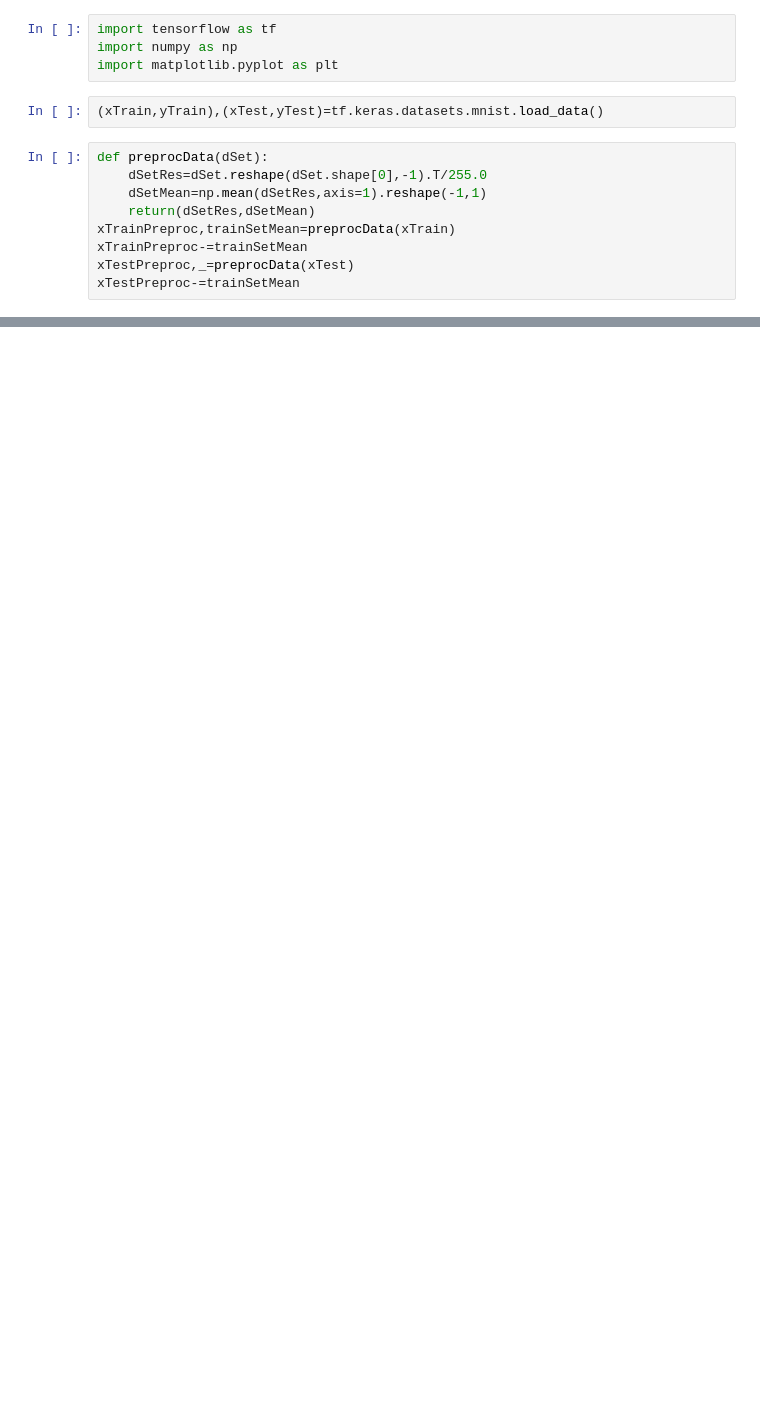
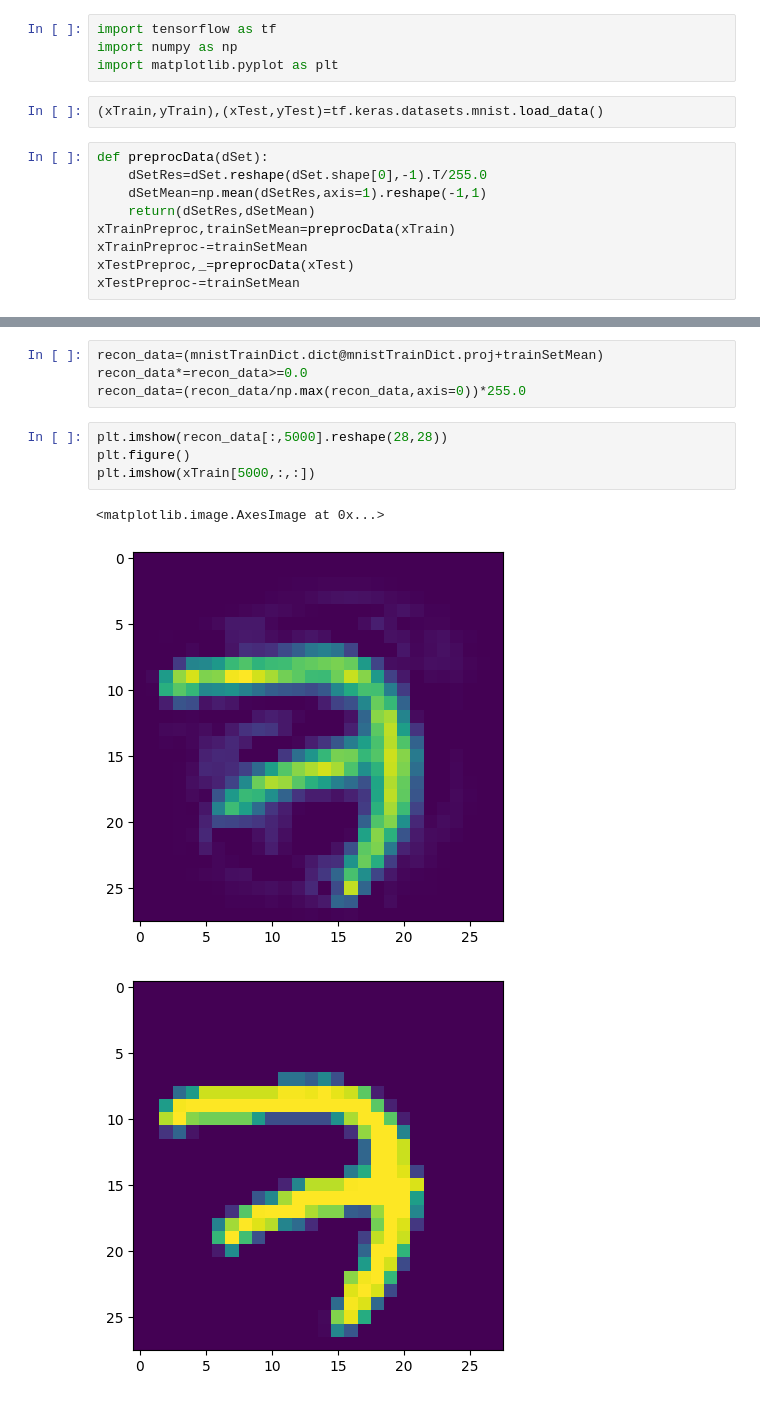
Before and after one commit to Sushanthgs/SparseDomainGenMod, a Jupyter notebook: OrthTransformCode.ipynb, the cells around one changed output, grey strips where cells are left out. Drawn from its saved outputs; the diff is of its cells as text; blank space fills up the shorter version.

```diff
--- a/OrthTransformCode.ipynb
+++ b/OrthTransformCode.ipynb
@@ -40,0 +72,12 @@ class sparseOrthoDictionaryTrainer:
+# %%
+recon_data=(mnistTrainDict.dict@mnistTrainDict.proj+trainSetMean)
+recon_data*=recon_data>=0.0
+recon_data=(recon_data/np.max(recon_data,axis=0))*255.0
+# %%
+plt.imshow(recon_data[:,5000].reshape(28,28))
+plt.figure()
+plt.imshow(xTrain[5000,:,:])
+# %% [output]
+<matplotlib.image.AxesImage at 0x...>
+[figure, added]
+[figure, added]
```
Also changed, not shown: parts of 2 cells of this notebook, 1 other file.
